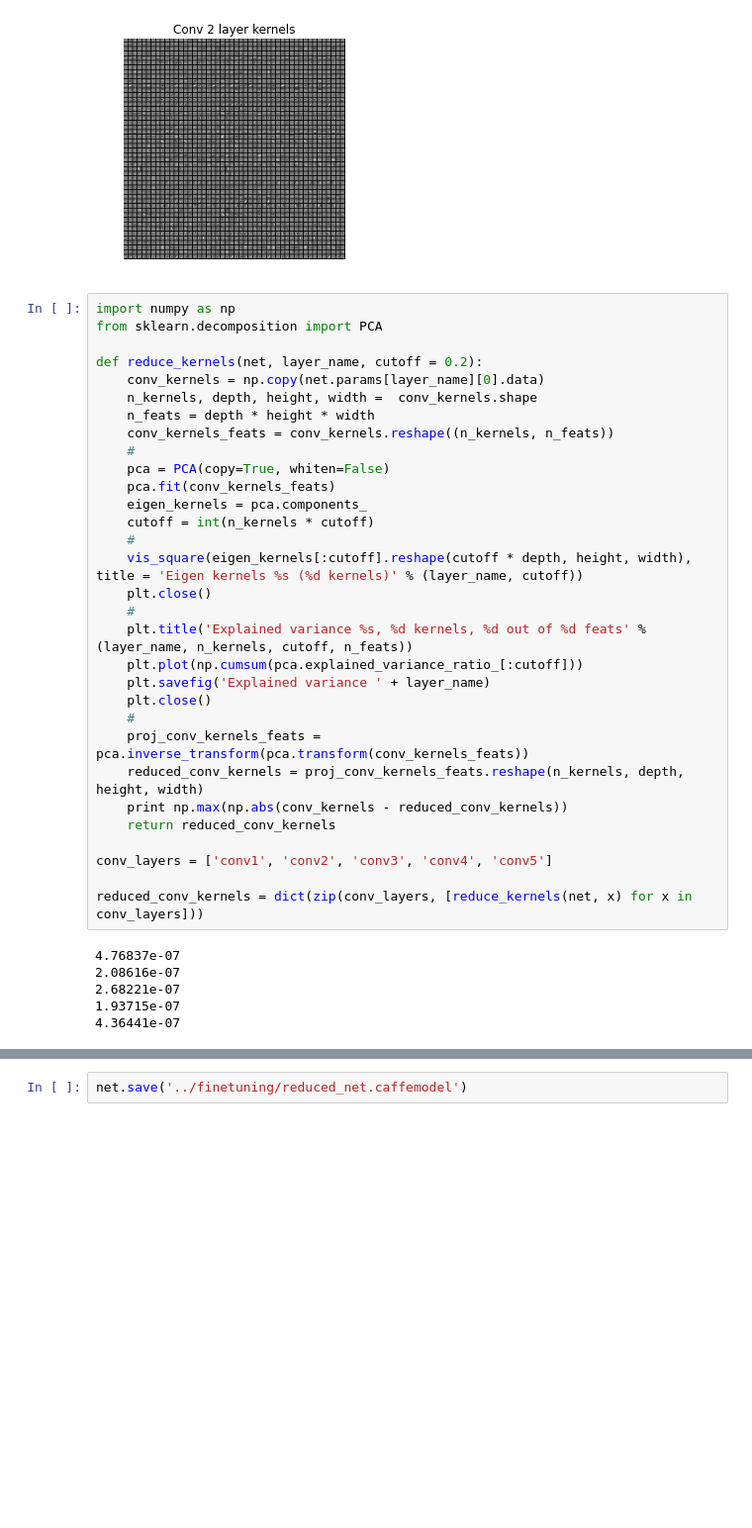
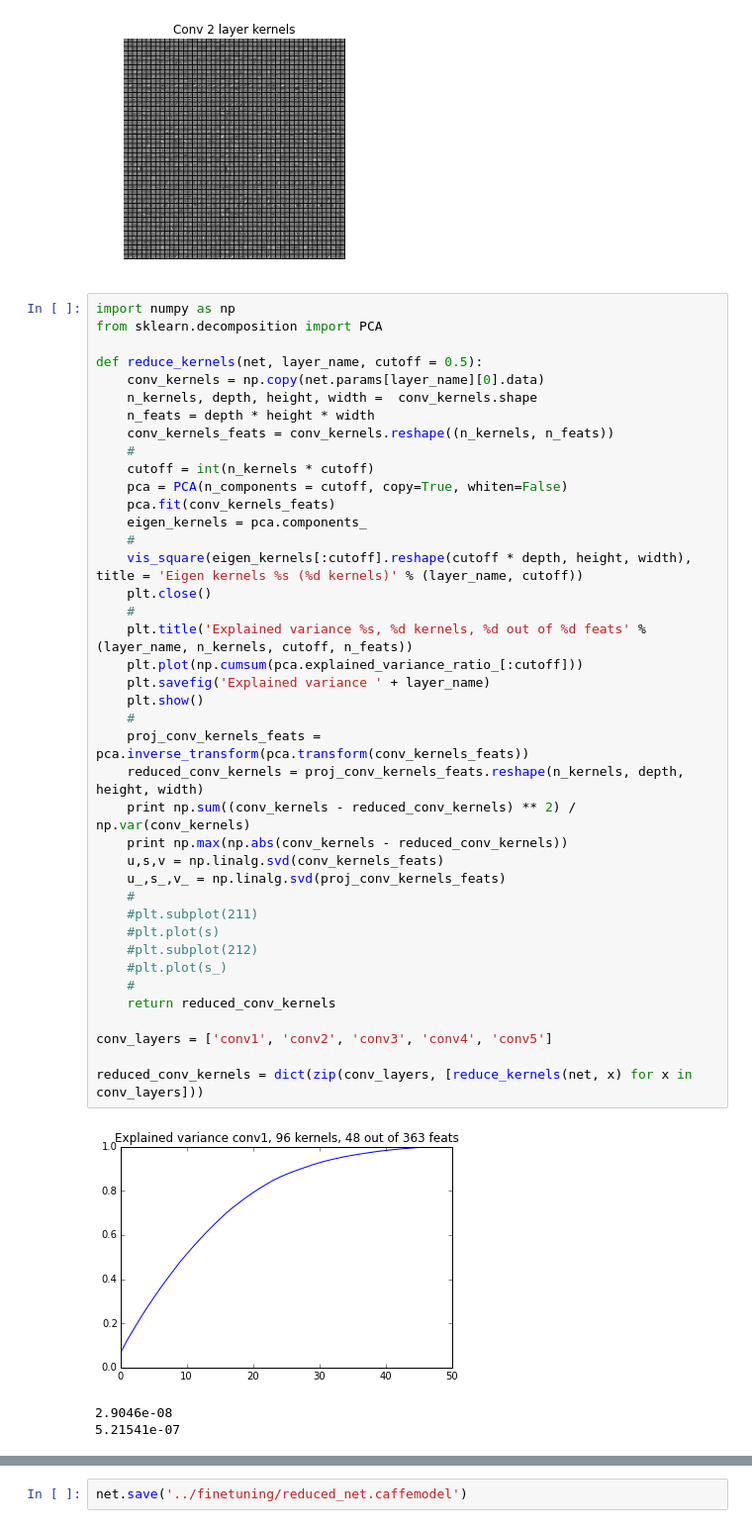
Before and after one commit to bellettif/smartCams, a Jupyter notebook: smartCams/compressed_NN/Compressed_NN.ipynb, the cells around one changed output, grey strips where cells are left out. Shown at 99% size. Cells and saved outputs as stored; diff of their text form; blank space fills up the shorter version.

```diff
--- a/smartCams/compressed_NN/Compressed_NN.ipynb
+++ b/smartCams/compressed_NN/Compressed_NN.ipynb
@@ -85,37 +85,44 @@ vis_square(filters[:48].reshape(48**2, 5, 5), title = 'Conv 2 layer kernels')
 # %%
 import numpy as np
 from sklearn.decomposition import PCA
 
-def reduce_kernels(net, layer_name, cutoff = 0.2):
+def reduce_kernels(net, layer_name, cutoff = 0.5):
     conv_kernels = np.copy(net.params[layer_name][0].data)
     n_kernels, depth, height, width =  conv_kernels.shape
     n_feats = depth * height * width
     conv_kernels_feats = conv_kernels.reshape((n_kernels, n_feats))
     #
-    pca = PCA(copy=True, whiten=False)
+    cutoff = int(n_kernels * cutoff)
+    pca = PCA(n_components = cutoff, copy=True, whiten=False)
     pca.fit(conv_kernels_feats)
     eigen_kernels = pca.components_
-    cutoff = int(n_kernels * cutoff)
     #
     vis_square(eigen_kernels[:cutoff].reshape(cutoff * depth, height, width), title = 'Eigen kernels %s (%d kernels)' % (layer_name, cutoff))
     plt.close()
     #
     plt.title('Explained variance %s, %d kernels, %d out of %d feats' % (layer_name, n_kernels, cutoff, n_feats))
     plt.plot(np.cumsum(pca.explained_variance_ratio_[:cutoff]))
     plt.savefig('Explained variance ' + layer_name)
-    plt.close()
+    plt.show()
     #
     proj_conv_kernels_feats = pca.inverse_transform(pca.transform(conv_kernels_feats))
     reduced_conv_kernels = proj_conv_kernels_feats.reshape(n_kernels, depth, height, width)
+    print np.sum((conv_kernels - reduced_conv_kernels) ** 2) / np.var(conv_kernels)
     print np.max(np.abs(conv_kernels - reduced_conv_kernels))
+    u,s,v = np.linalg.svd(conv_kernels_feats)
+    u_,s_,v_ = np.linalg.svd(proj_conv_kernels_feats)
+    #
+    #plt.subplot(211)
+    #plt.plot(s)
+    #plt.subplot(212)
+    #plt.plot(s_)
+    #
     return reduced_conv_kernels
 
 conv_layers = ['conv1', 'conv2', 'conv3', 'conv4', 'conv5']
 
 reduced_conv_kernels = dict(zip(conv_layers, [reduce_kernels(net, x) for x in conv_layers]))
 # %% [output]
+[figure, added]
-4.76837e-07
-2.08616e-07
-2.68221e-07
-1.93715e-07
-4.36441e-07
+2.9046e-08
+5.21541e-07
```
Also changed, not shown: parts of 8 cells of this notebook.
